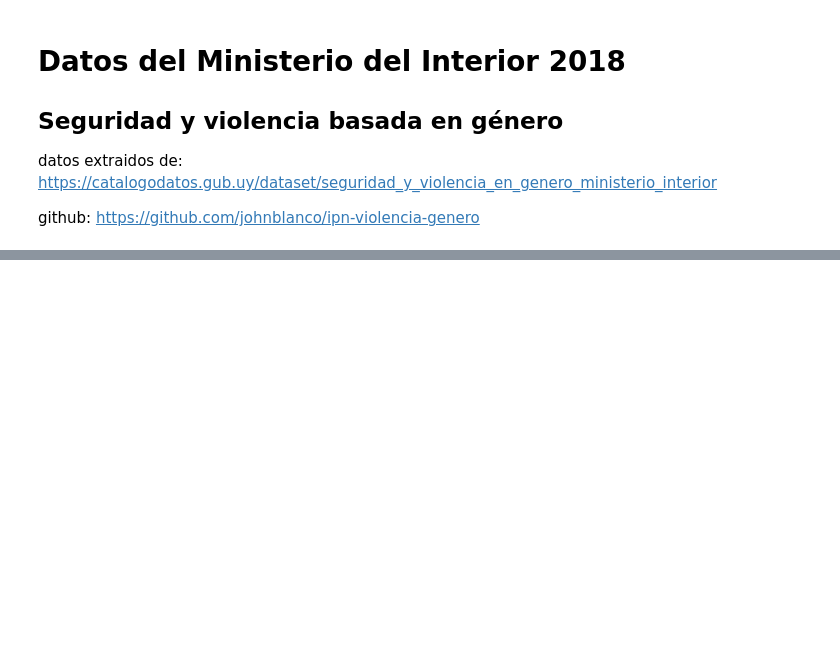
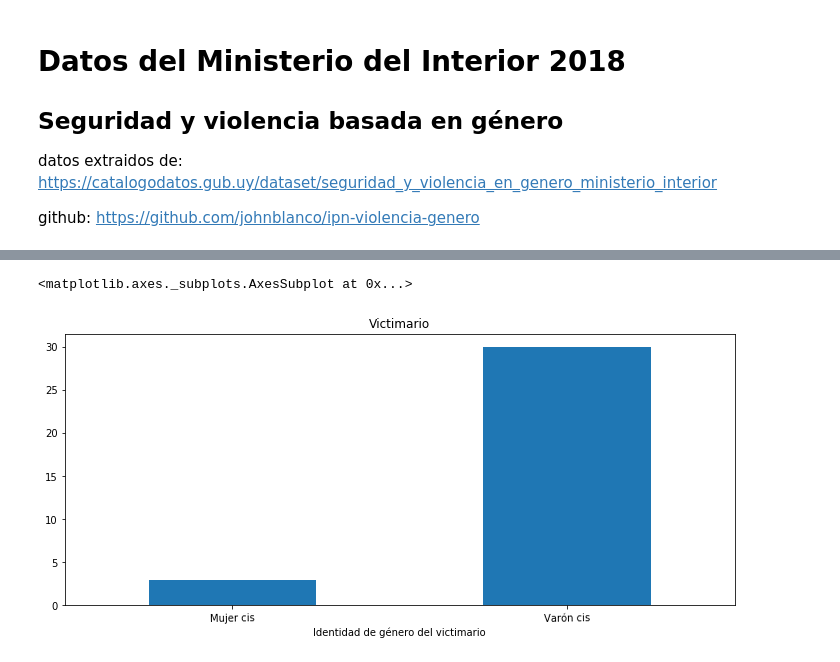
Before and after one commit to johnblanco/ipn-violencia-genero, a Jupyter notebook: Seguridad y violencia basada en género.ipynb, the cells around one changed output, grey strips where cells are left out. Saved outputs shown, nothing was run; the diff lists cells and outputs as text; code cells hidden in the pictures; blank space fills up the shorter version.

```diff
--- a/Seguridad y violencia basada en género.ipynb
+++ b/Seguridad y violencia basada en género.ipynb
@@ -39,2 +35,5 @@ df.groupby('Identidad de género de la víctima').size().plot.bar(title='Victima
 # %%
-df.groupby('Identidad de género del victimario').size().plot.bar(title='Victimario')
+df.groupby('Identidad de género del victimario').size().plot.bar(title='Victimario',rot=1)
+# %% [output]
+<matplotlib.axes._subplots.AxesSubplot at 0x...>
+[figure, added]
```
Also changed, not shown: parts of 30 cells of this notebook, 2 other files.
